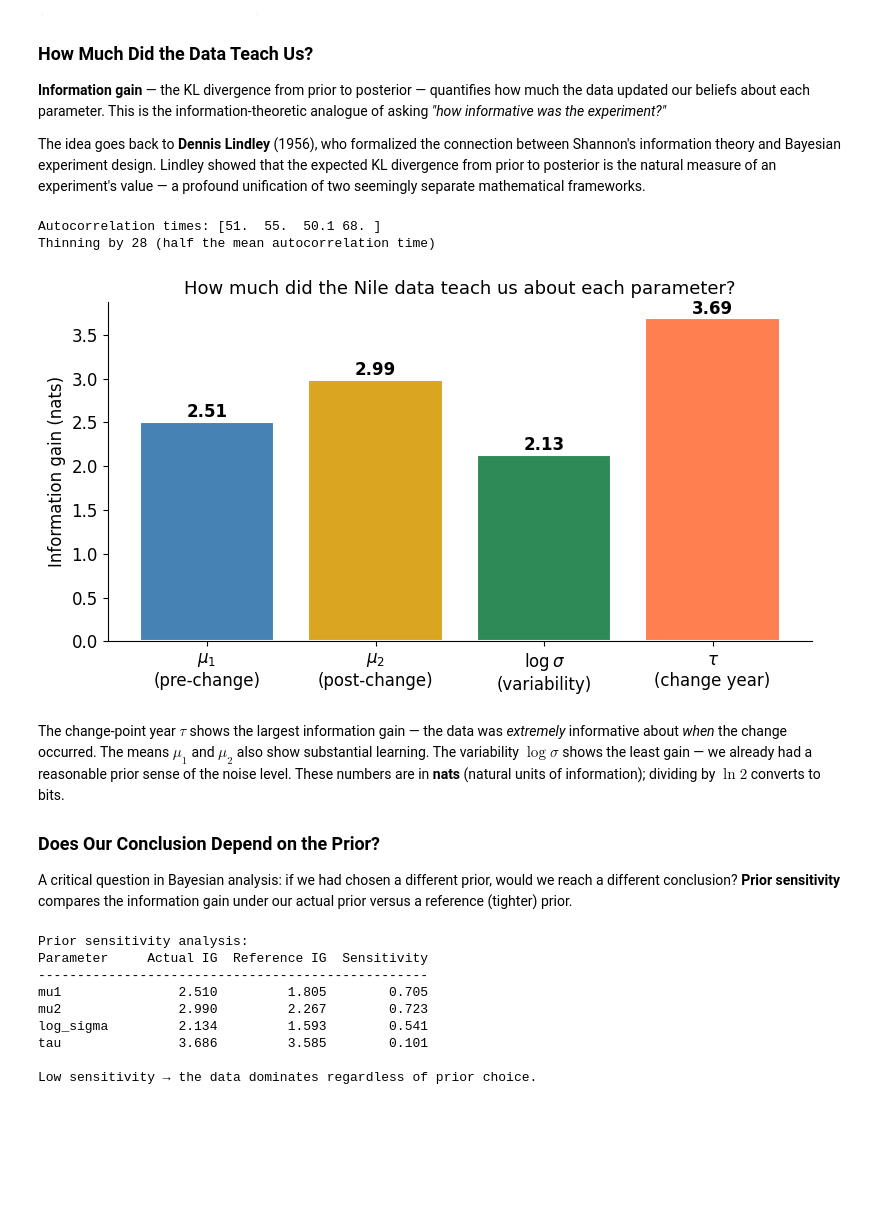
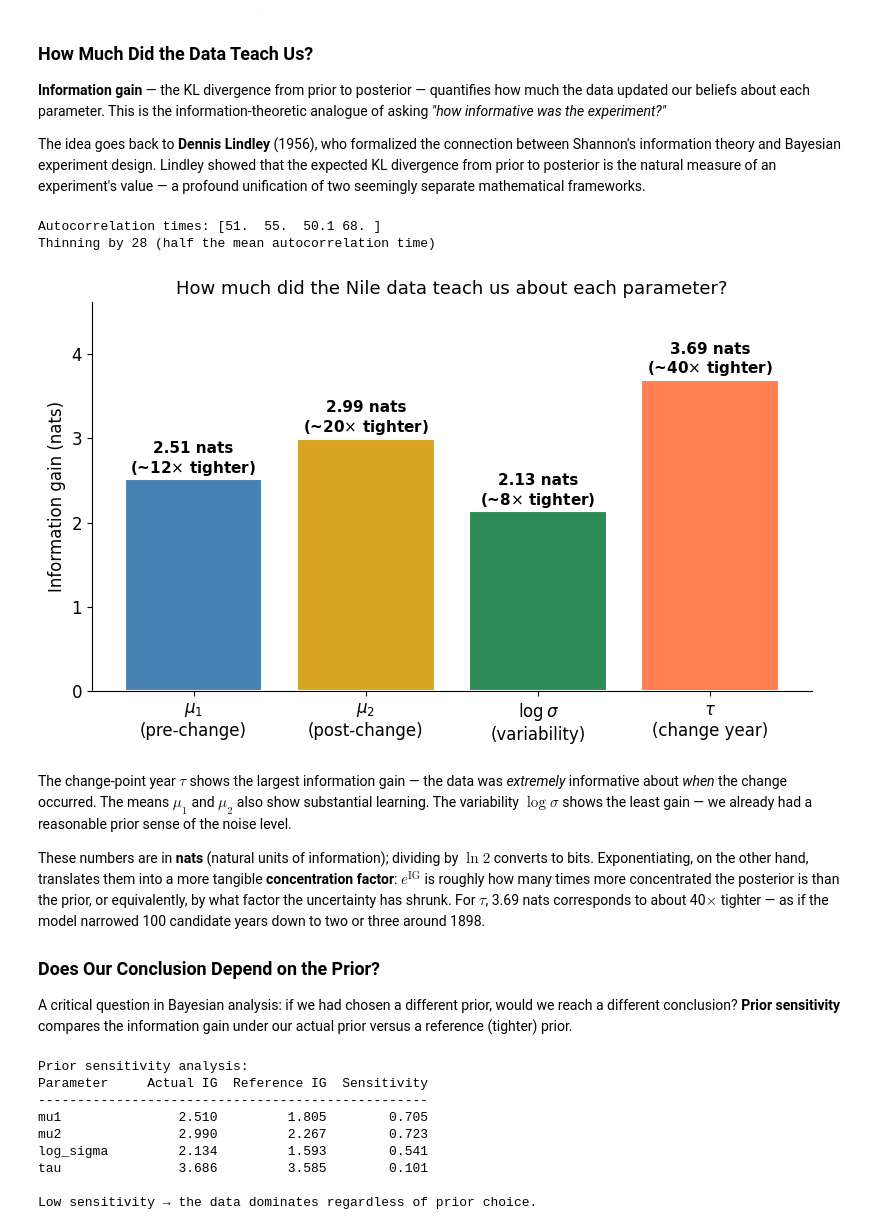
Before and after one commit to michaelnowotny/divergence, a Jupyter notebook: notebooks/Bayesian_Diagnostics/Bayesian_Diagnostics.ipynb, the cells around one changed output. Cells and saved outputs as stored; diff of their text form; code cells hidden in the pictures; blank space fills up the shorter version.

```diff
--- a/notebooks/Bayesian_Diagnostics/Bayesian_Diagnostics.ipynb
+++ b/notebooks/Bayesian_Diagnostics/Bayesian_Diagnostics.ipynb
@@ -447,38 +447,43 @@ prior_dict = {
     'log_sigma': rng.normal(np.log(150), 1.0, (nwalkers, n_draws_thinned)),
     'tau': rng.uniform(1871, 1970, (nwalkers, n_draws_thinned)),
 }
 
 idata_thinned = az.from_dict({'posterior': post_thinned})
 prior_dt = az.from_dict({'prior': prior_dict})
 
 idata_full = xr.DataTree(children={})
 for child in idata_thinned.children:
     idata_full[child] = idata_thinned[child]
 for child in prior_dt.children:
     idata_full[child] = prior_dt[child]
 
 # Compute information gain
 ig = information_gain(idata_full)
 
-fig, ax = plt.subplots(figsize=(8, 4.5))
+fig, ax = plt.subplots(figsize=(8, 5))
 names_display = ['$\\mu_1$\n(pre-change)', '$\\mu_2$\n(post-change)',
                   '$\\log\\sigma$\n(variability)', '$\\tau$\n(change year)']
 colors = ['steelblue', 'goldenrod', 'seagreen', 'coral']
 values = [ig[v] for v in var_names]
 ax.bar(names_display, values, color=colors, edgecolor='white', linewidth=1.5)
 for i, v in enumerate(values):
-    ax.text(i, v + 0.05, f'{v:.2f}', ha='center', fontsize=12, fontweight='bold')
+    factor = np.exp(v)
+    ax.text(i, v + 0.08, f'{v:.2f} nats\n(~{factor:.0f}$\\times$ tighter)',
+            ha='center', fontsize=11, fontweight='bold')
 ax.set_ylabel('Information gain (nats)')
 ax.set_title('How much did the Nile data teach us about each parameter?', fontsize=13)
+ax.set_ylim(0, max(values) * 1.25)
 plt.tight_layout()
 plt.savefig(FIGURES_DIR / 'information_gain.png', dpi=300, bbox_inches='tight')
 plt.show()
 # %% [output]
 Autocorrelation times: [51.  55.  50.1 68. ]
 Thinning by 28 (half the mean autocorrelation time)
-[figure, old version]
+[figure, new version]
 # %% [markdown]
-The change-point year $\tau$ shows the largest information gain — the data was *extremely* informative about *when* the change occurred. The means $\mu_1$ and $\mu_2$ also show substantial learning. The variability $\log\sigma$ shows the least gain — we already had a reasonable prior sense of the noise level. These numbers are in **nats** (natural units of information); dividing by $\ln 2$ converts to bits.
+The change-point year $\tau$ shows the largest information gain — the data was *extremely* informative about *when* the change occurred. The means $\mu_1$ and $\mu_2$ also show substantial learning. The variability $\log\sigma$ shows the least gain — we already had a reasonable prior sense of the noise level.
+
+These numbers are in **nats** (natural units of information); dividing by $\ln 2$ converts to bits. Exponentiating, on the other hand, translates them into a more tangible **concentration factor**: $e^{\text{IG}}$ is roughly how many times more concentrated the posterior is than the prior, or equivalently, by what factor the uncertainty has shrunk. For $\tau$, 3.69 nats corresponds to about 40$\times$ tighter — as if the model narrowed 100 candidate years down to two or three around 1898.
 
 ### Does Our Conclusion Depend on the Prior?
 
```
Also changed, not shown: parts of 2 cells of this notebook, 12 other files.
